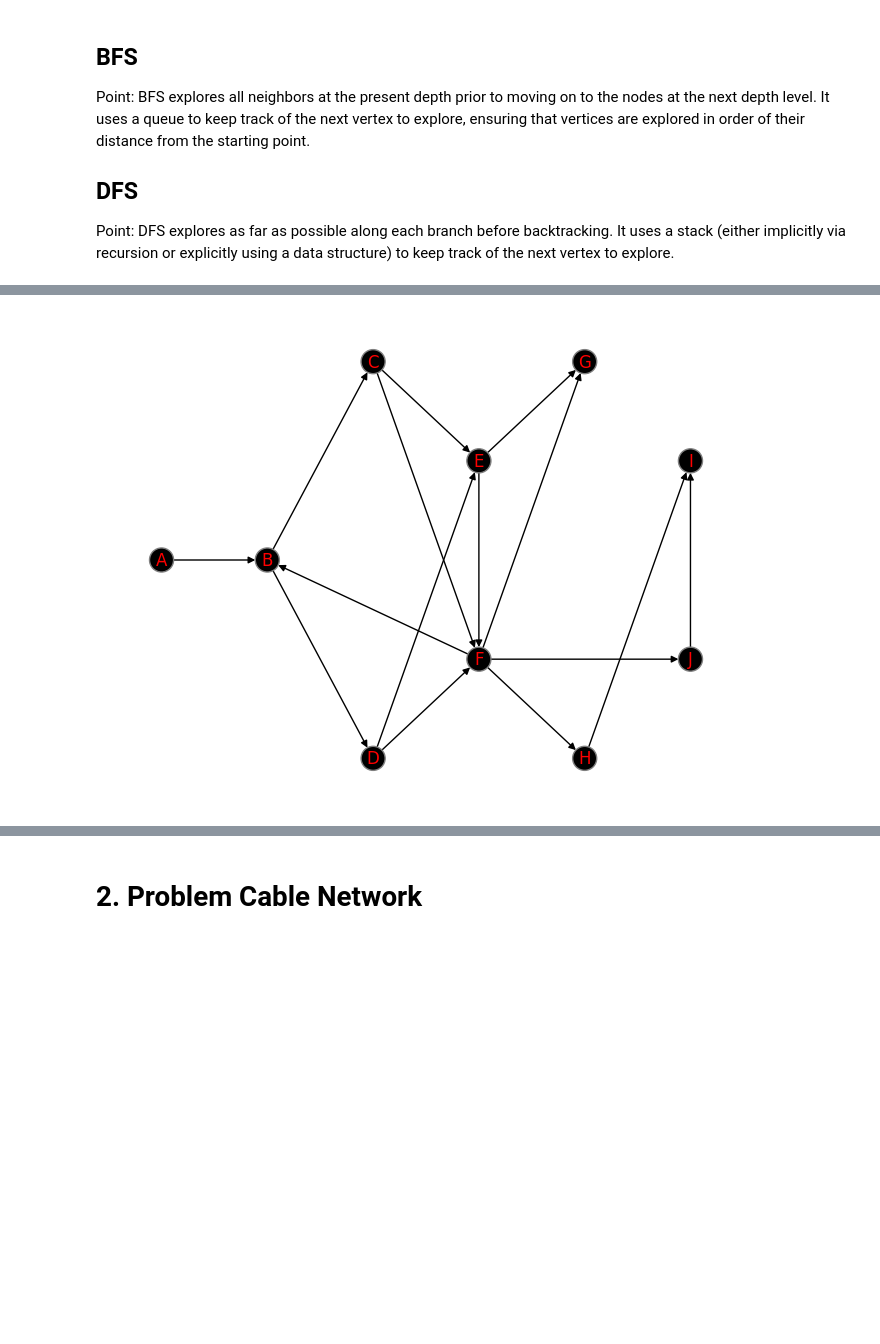
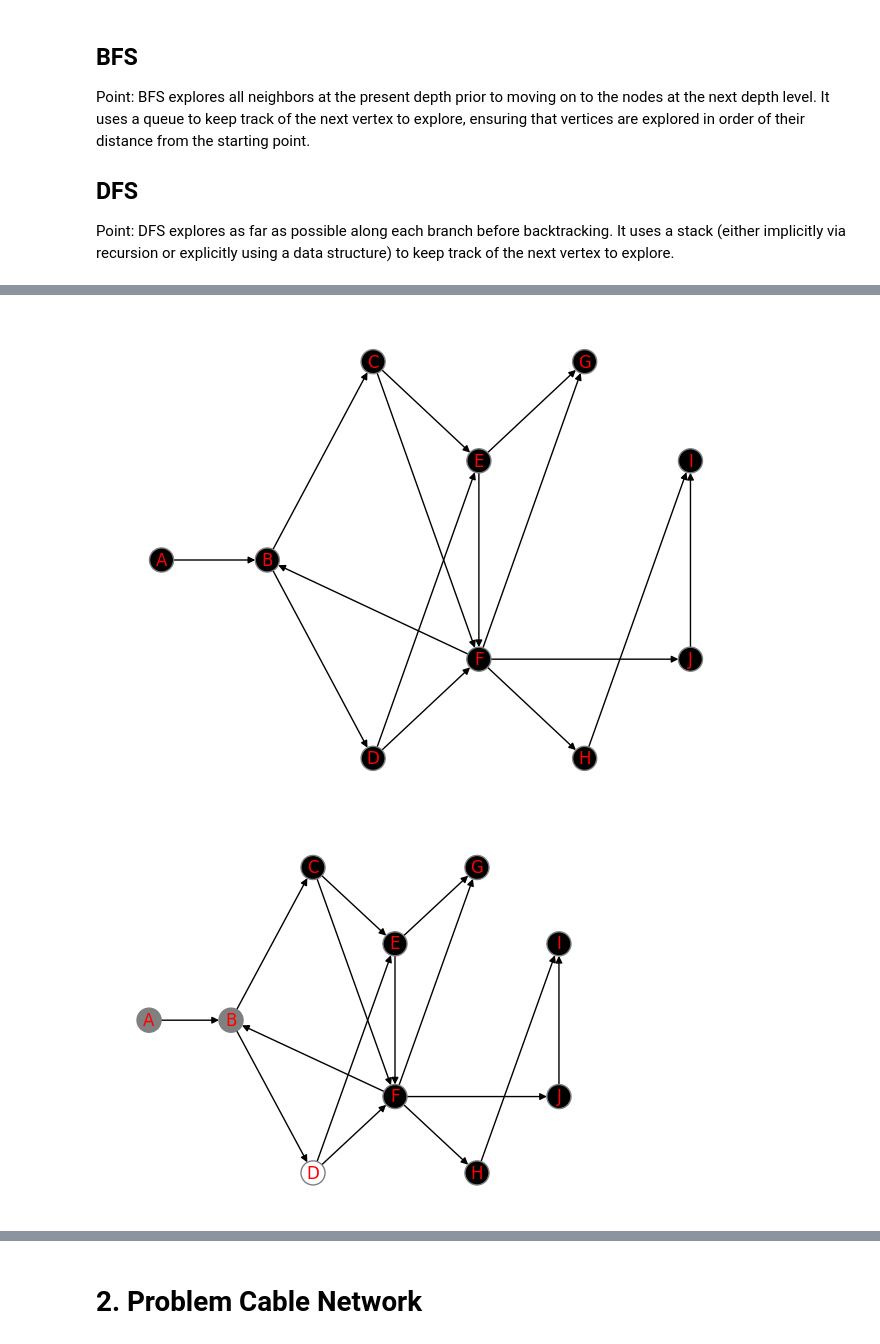
Before and after one commit to eemrds/dat600-algorithms, a Jupyter notebook: assignment3/assignment3.ipynb, the cells around one changed output, grey strips where cells are left out. Saved outputs shown, nothing was run; the diff lists cells and outputs as text; code cells hidden in the pictures; blank space fills up the shorter version.

```diff
--- a/assignment3/assignment3.ipynb
+++ b/assignment3/assignment3.ipynb
@@ -290,6 +322,7 @@ def dfs(G: Graph) -> Graph:
     time = 0
     for u in G.nodes:
         if u.color == "white":
+            G.snapshot.append(copy.deepcopy(G))
             dfs_visiting(G, u, time)
     return G
 
@@ -302,6 +335,7 @@ def dfs_visiting(G: Graph, u: Node, time: int = 0):
     for v in G.get(u.name).neighbours:
         if v.color == "white":
             v.pi = u
+            G.snapshot.append(copy.deepcopy(G))
             dfs_visiting(G, v, time)
     u.color = "black"
     time = time+1
@@ -310,4 +344,6 @@ def dfs_visiting(G: Graph, u: Node, time: int = 0):
 
 res = dfs(copy.deepcopy(graph))
 res.graphical()
+
+animate_graph(res)
 # %% [output]
@@ -314 +351,2 @@ res.graphical()
 [figure]
+[figure, added]
```
Also changed, not shown: parts of 7 cells of this notebook.
